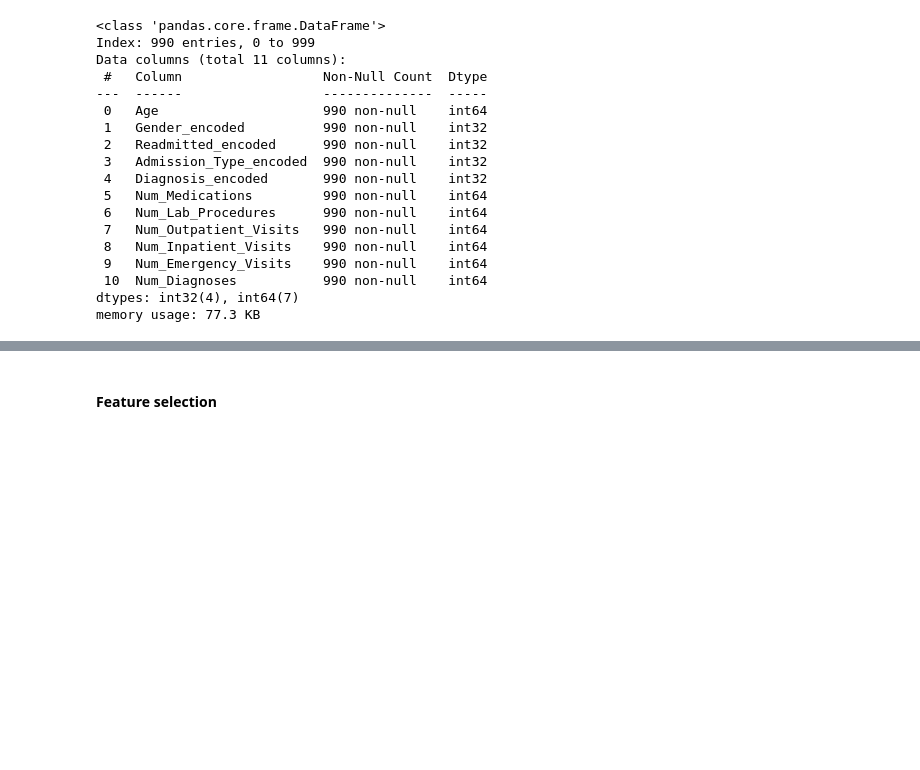
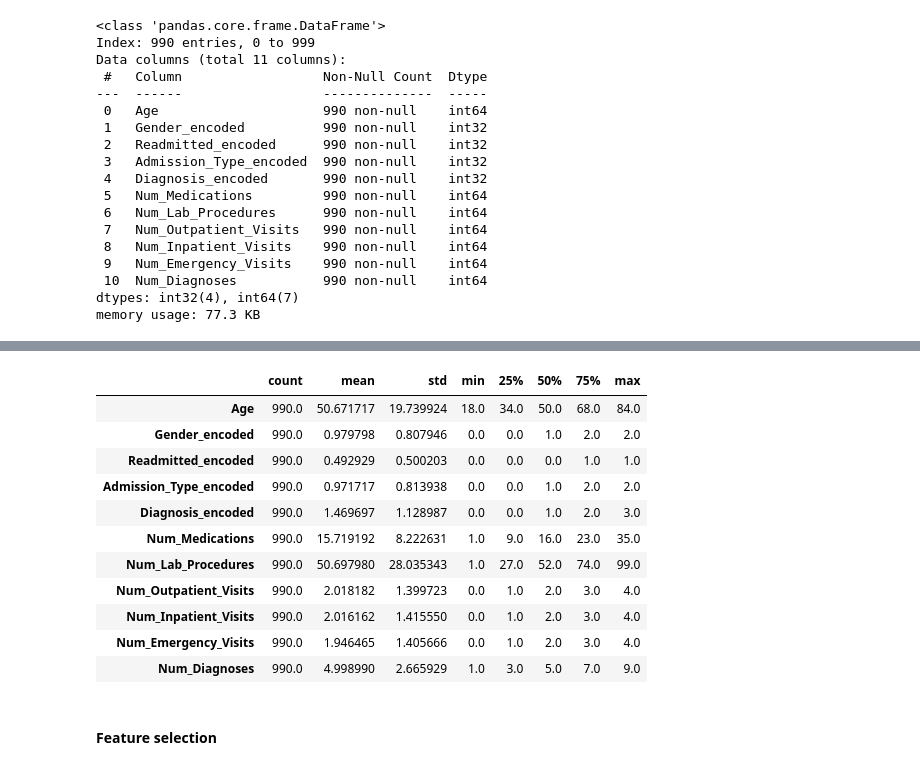
Before and after one commit to Iswaryaparthi/NLP_SentimentAnalysis, a Jupyter notebook: FinalProject_2/readmission_v1.ipynb, the cells around one changed output, grey strips where cells are left out. Drawn from its saved outputs; the diff is of its cells as text; code cells hidden in the pictures; blank space fills up the shorter version.

```diff
--- a/FinalProject_2/readmission_v1.ipynb
+++ b/FinalProject_2/readmission_v1.ipynb
@@ -259,20 +264,3 @@ plt.title('Box Plot of Age Before Removing Outliers')
 plt.show()
 # %% [output]
 [figure]
-# %%
-# Filling missing values with the mean
-df_encoded['Age'] = df_encoded['Age'].fillna(df_encoded['Age'].mean())
-
-# Calculate quartiles
-Q1 = df_encoded['Age'].quantile(0.25)
-Q3 = df_encoded['Age'].quantile(0.75)
-
-# Define IQR
-IQR = Q3 - Q1
-
-# Define bounds for outliers
-lower_bound = Q1 - 1.5 * IQR
-upper_bound = Q3 + 1.5 * IQR
-
-# Filter the DataFrame to exclude outliers
-df_no_outliers = df_encoded[(df_encoded['Age'] >= lower_bound) & (df_encoded['Age'] <= upper_bound)]
@@ -284,0 +269,21 @@ See the caveats in the documentation: https://pandas.pydata.org/pandas-docs/stab
+# %%
+# Calculate Q1 (25th percentile) for the 'Age' column
+Q1 = df_encoded['Age'].quantile(0.25)
+
+# Calculate Q3 (75th percentile) for the 'Age' column
+Q3 = df_encoded['Age'].quantile(0.75)
+
+# Calculate IQR for the 'Age' column
+IQR = Q3 - Q1
+
+# Define the threshold for outliers
+threshold = 1.5
+
+# Identify outliers in the 'Age' column
+outliers = (df_encoded['Age'] < (Q1 - threshold * IQR)) | (df_encoded['Age'] > (Q3 + threshold * IQR))
+
+# Remove outliers from the 'Age' column
+df_encoded = df_encoded[~outliers]
+
+# Confirm the removal of outliers
+print("Number of outliers removed from the 'Age' column:", outliers.sum())
@@ -350,3 +320,18 @@ df_no_outliers.describe()
+# %%
+df_encoded.describe().T
+# %% [output]
+|  | count | mean | std | min | 25% | 50% | 75% | max |
+| Age | 990.0 | 50.671717 | 19.739924 | 18.0 | 34.0 | 50.0 | 68.0 | 84.0 |
+| Gender_encoded | 990.0 | 0.979798 | 0.807946 | 0.0 | 0.0 | 1.0 | 2.0 | 2.0 |
+| Readmitted_encoded | 990.0 | 0.492929 | 0.500203 | 0.0 | 0.0 | 0.0 | 1.0 | 1.0 |
+| Admission_Type_encoded | 990.0 | 0.971717 | 0.813938 | 0.0 | 0.0 | 1.0 | 2.0 | 2.0 |
+| Diagnosis_encoded | 990.0 | 1.469697 | 1.128987 | 0.0 | 0.0 | 1.0 | 2.0 | 3.0 |
+| Num_Medications | 990.0 | 15.719192 | 8.222631 | 1.0 | 9.0 | 16.0 | 23.0 | 35.0 |
+| Num_Lab_Procedures | 990.0 | 50.697980 | 28.035343 | 1.0 | 27.0 | 52.0 | 74.0 | 99.0 |
+| Num_Outpatient_Visits | 990.0 | 2.018182 | 1.399723 | 0.0 | 1.0 | 2.0 | 3.0 | 4.0 |
+| Num_Inpatient_Visits | 990.0 | 2.016162 | 1.415550 | 0.0 | 1.0 | 2.0 | 3.0 | 4.0 |
+| Num_Emergency_Visits | 990.0 | 1.946465 | 1.405666 | 0.0 | 1.0 | 2.0 | 3.0 | 4.0 |
+| Num_Diagnoses | 990.0 | 4.998990 | 2.665929 | 1.0 | 3.0 | 5.0 | 7.0 | 9.0 |
 # %% [markdown]
 #### Feature selection
 # %% [markdown]
```
Also changed, not shown: parts of 42 cells of this notebook.
